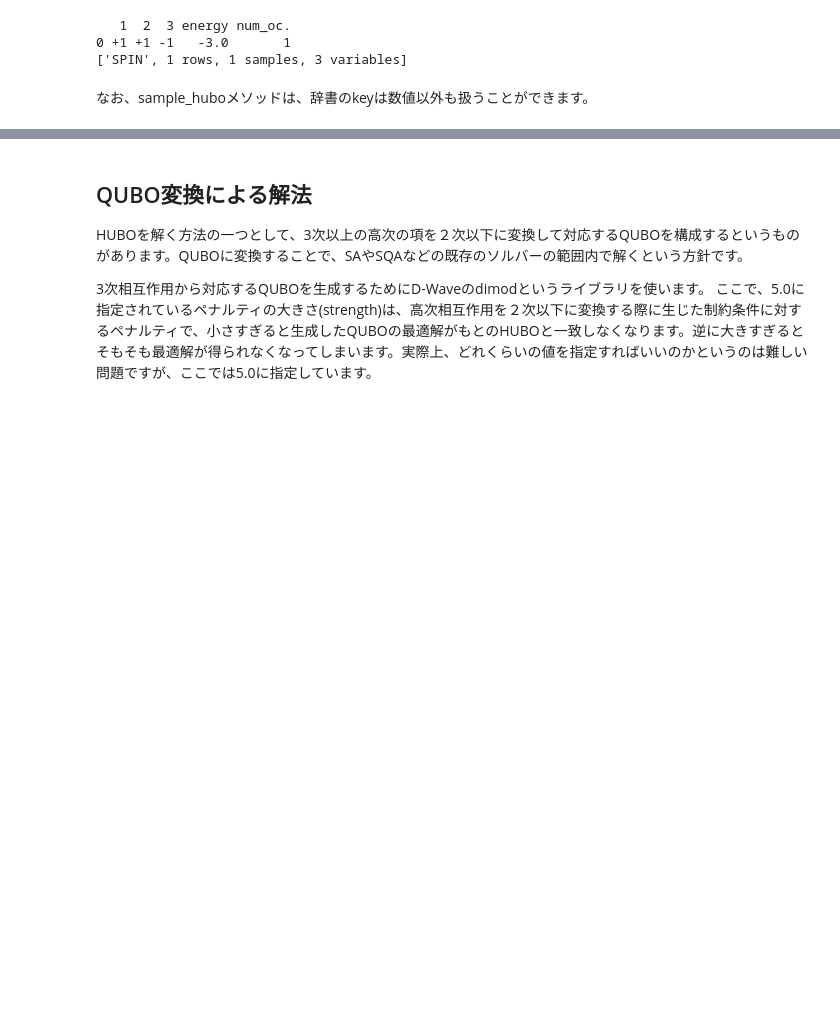
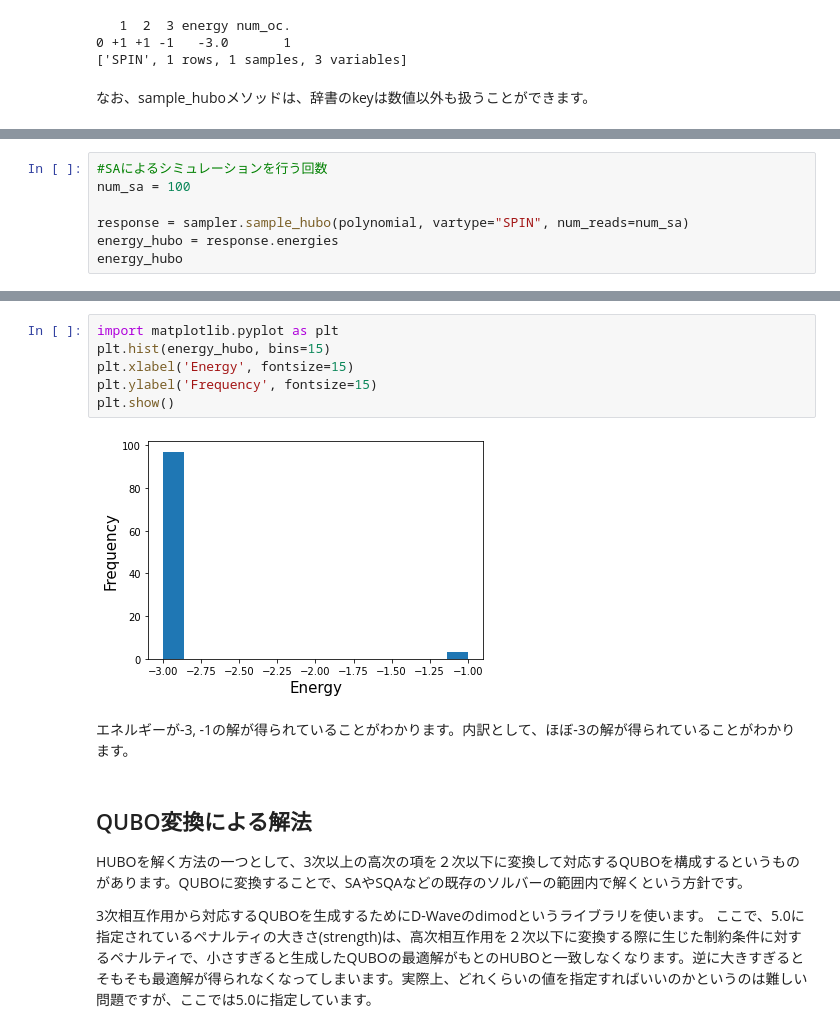
Before and after one commit to MasahitoKumada/OpenJijTutorial, a Jupyter notebook: source/ja/011-hubo.ipynb, the cells around one changed output, grey strips where cells are left out. Cells and saved outputs as stored; diff of their text form; blank space fills up the shorter version.

```diff
--- a/source/ja/011-hubo.ipynb
+++ b/source/ja/011-hubo.ipynb
@@ -59,0 +66,7 @@ print(response)
+# %%
+#SAによるシミュレーションを行う回数
+num_sa = 100
+
+response = sampler.sample_hubo(polynomial, vartype="SPIN", num_reads=num_sa)
+energy_hubo = response.energies
+energy_hubo
@@ -60,3 +82,13 @@ print(response)
+# %%
+import matplotlib.pyplot as plt
+plt.hist(energy_hubo, bins=15)
+plt.xlabel('Energy', fontsize=15)
+plt.ylabel('Frequency', fontsize=15)
+plt.show()
+# %% [output]
+[figure, added]
+# %% [markdown]
+エネルギーが-3, -1の解が得られていることがわかります。内訳として、ほぼ-3の解が得られていることがわかります。
 # %% [markdown]
 ## QUBO変換による解法
 
```
Also changed, not shown: parts of 18 cells of this notebook, 2 other files.
